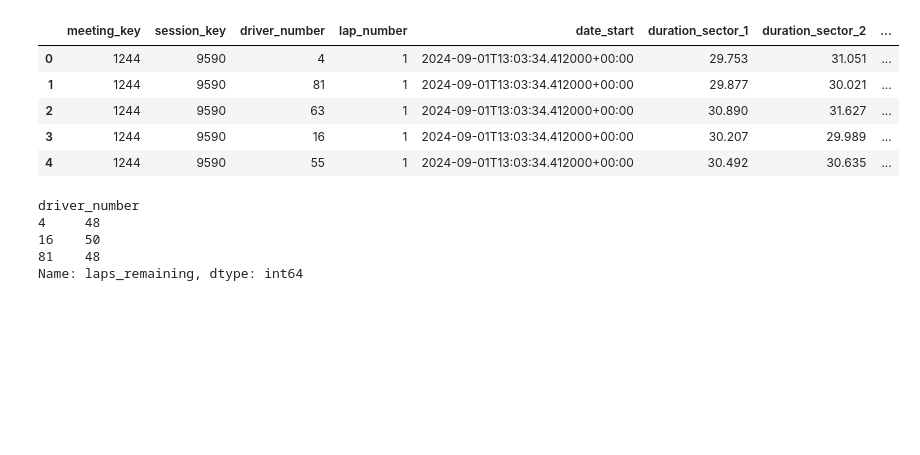
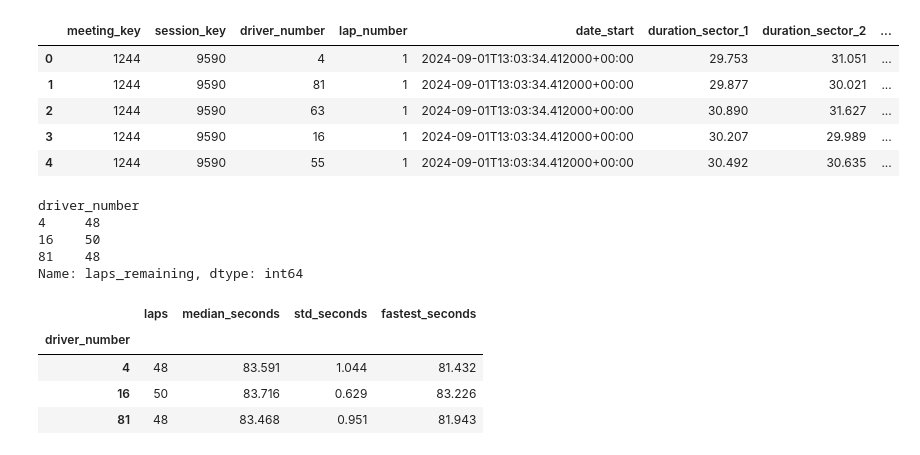
Before and after one commit to Aishendo/f1-race-analysis, a Jupyter notebook: race_analysis.ipynb, the cells around one changed output. Cells and saved outputs as stored; diff of their text form; code cells hidden in the pictures; blank space fills up the shorter version.

Commit message:
Reuse pace summary function across driver analyses

```diff
--- a/race_analysis.ipynb
+++ b/race_analysis.ipynb
@@ -739,3 +732,17 @@ driver_number
 16    50
 81    48
 Name: laps_remaining, dtype: int64
+# %%
+import importlib
+import analysis
+
+importlib.reload(analysis)
+
+checked_summary = analysis.summarise_pace(pace_laps)
+display(checked_summary.round(3))
+# %% [output]
+|  | laps | median_seconds | std_seconds | fastest_seconds |
+| driver_number |  |  |  |  |
+| 4 | 48 | 83.591 | 1.044 | 81.432 |
+| 16 | 50 | 83.716 | 0.629 | 83.226 |
+| 81 | 48 | 83.468 | 0.951 | 81.943 |
```
Also changed, not shown: parts of 3 cells of this notebook, 1 other file.
